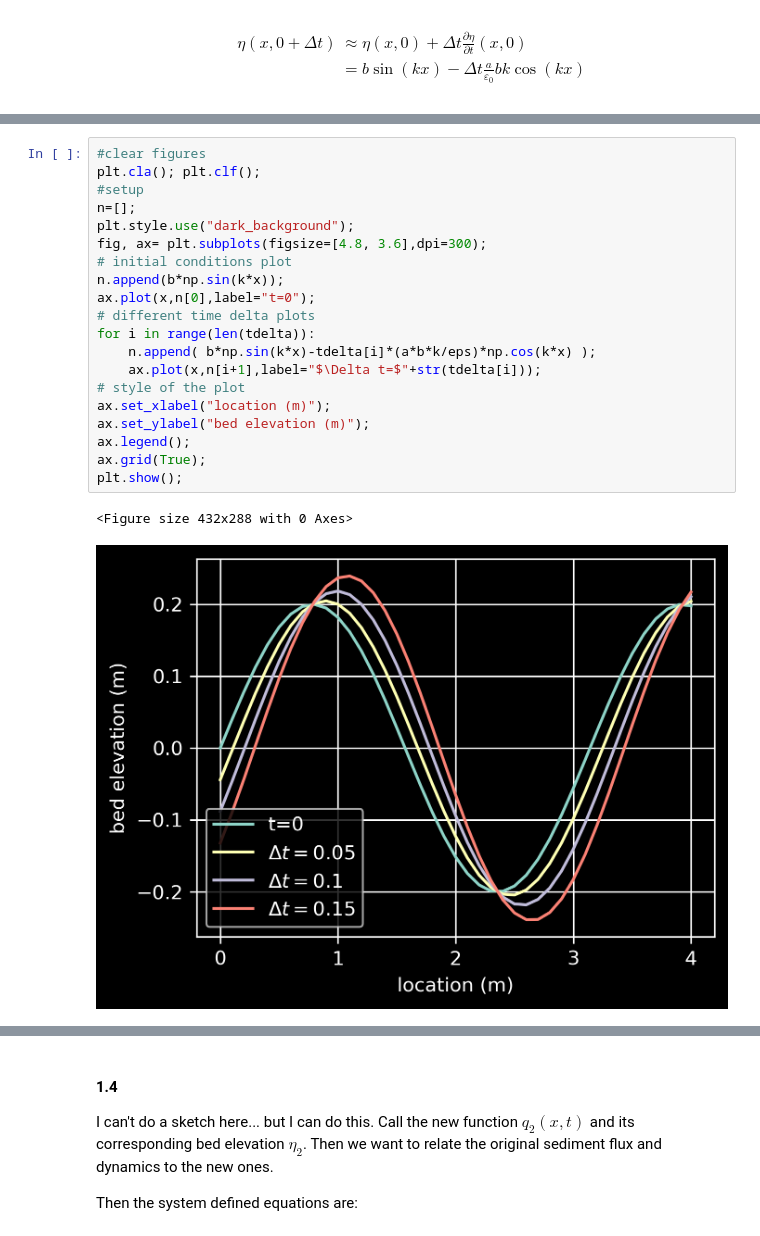
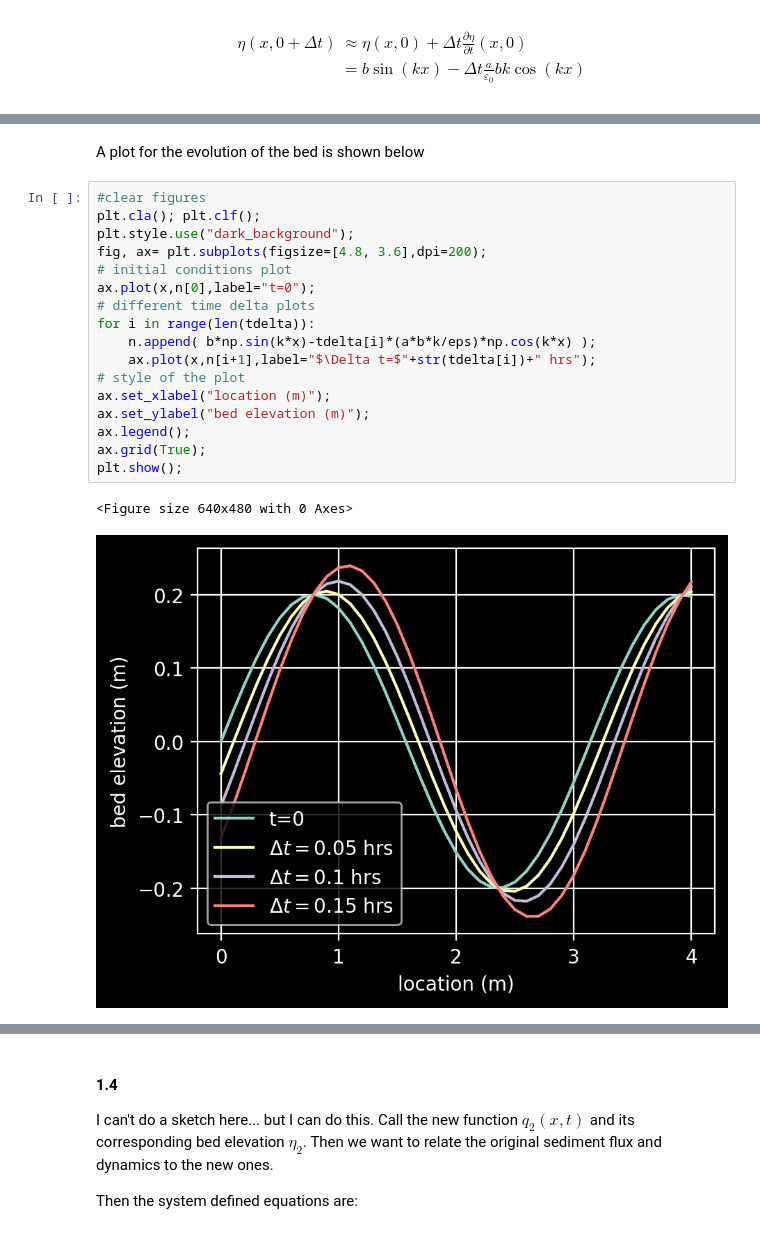
Before and after one commit to isamarcortes/Depositional_Mechanics, a Jupyter notebook: PS1.ipynb, the cells around one changed output, grey strips where cells are left out. Cells and saved outputs as stored; diff of their text form.

```diff
--- a/PS1.ipynb
+++ b/PS1.ipynb
@@ -71,23 +97,22 @@ tdelta=[0.05,0.1,0.15]
+# %% [markdown]
+A plot for the evolution of the bed is shown below
 # %%
 #clear figures
 plt.cla(); plt.clf();
-#setup
-n=[];
 plt.style.use("dark_background");
-fig, ax= plt.subplots(figsize=[4.8, 3.6],dpi=300);
+fig, ax= plt.subplots(figsize=[4.8, 3.6],dpi=200);
 # initial conditions plot
-n.append(b*np.sin(k*x));
 ax.plot(x,n[0],label="t=0");
 # different time delta plots
 for i in range(len(tdelta)):
     n.append( b*np.sin(k*x)-tdelta[i]*(a*b*k/eps)*np.cos(k*x) );
-    ax.plot(x,n[i+1],label="$\Delta t=$"+str(tdelta[i]));
+    ax.plot(x,n[i+1],label="$\Delta t=$"+str(tdelta[i])+" hrs");
 # style of the plot
 ax.set_xlabel("location (m)");
 ax.set_ylabel("bed elevation (m)");
 ax.legend();
 ax.grid(True);
 plt.show();
 # %% [output]
-<Figure size 432x288 with 0 Axes>
+<Figure size 640x480 with 0 Axes>
-[figure, old version]
+[figure, new version]
```
Also changed, not shown: parts of 28 cells of this notebook.
